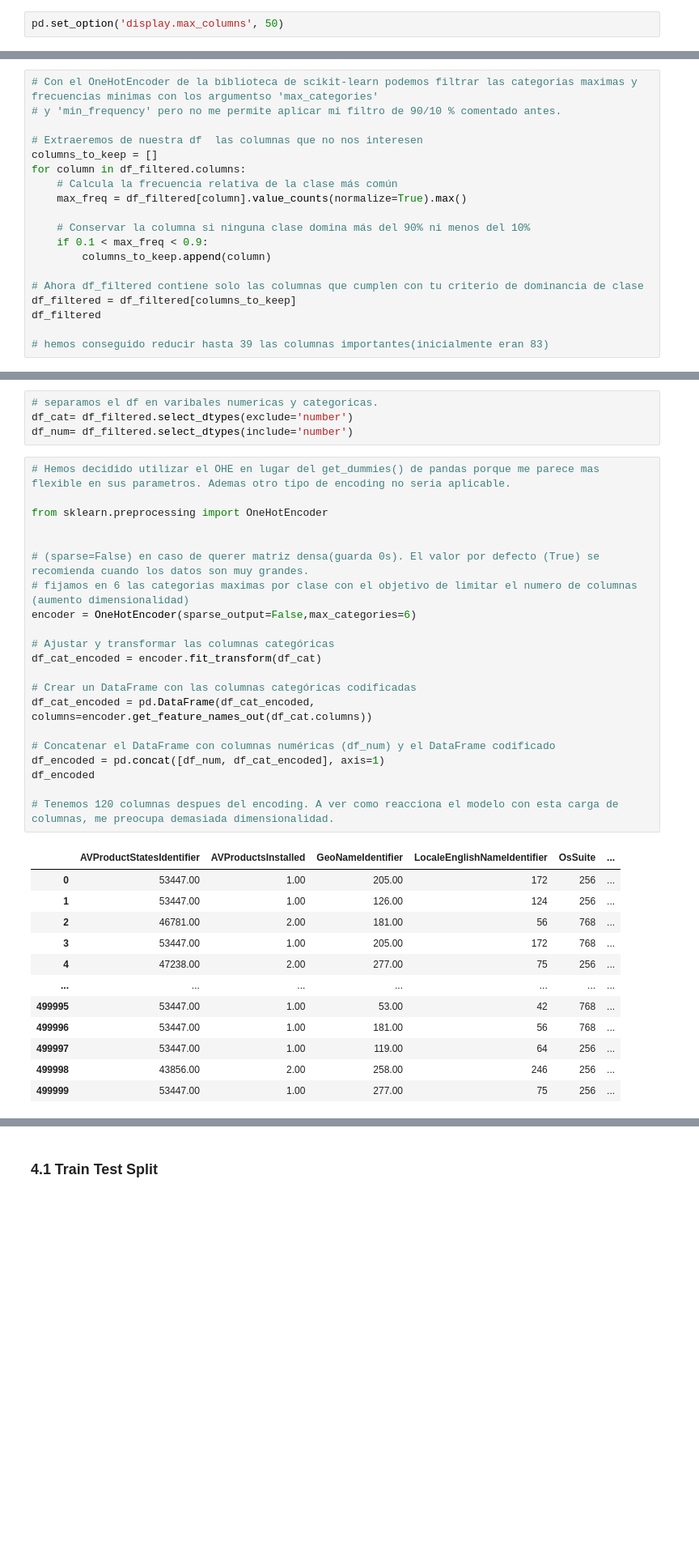
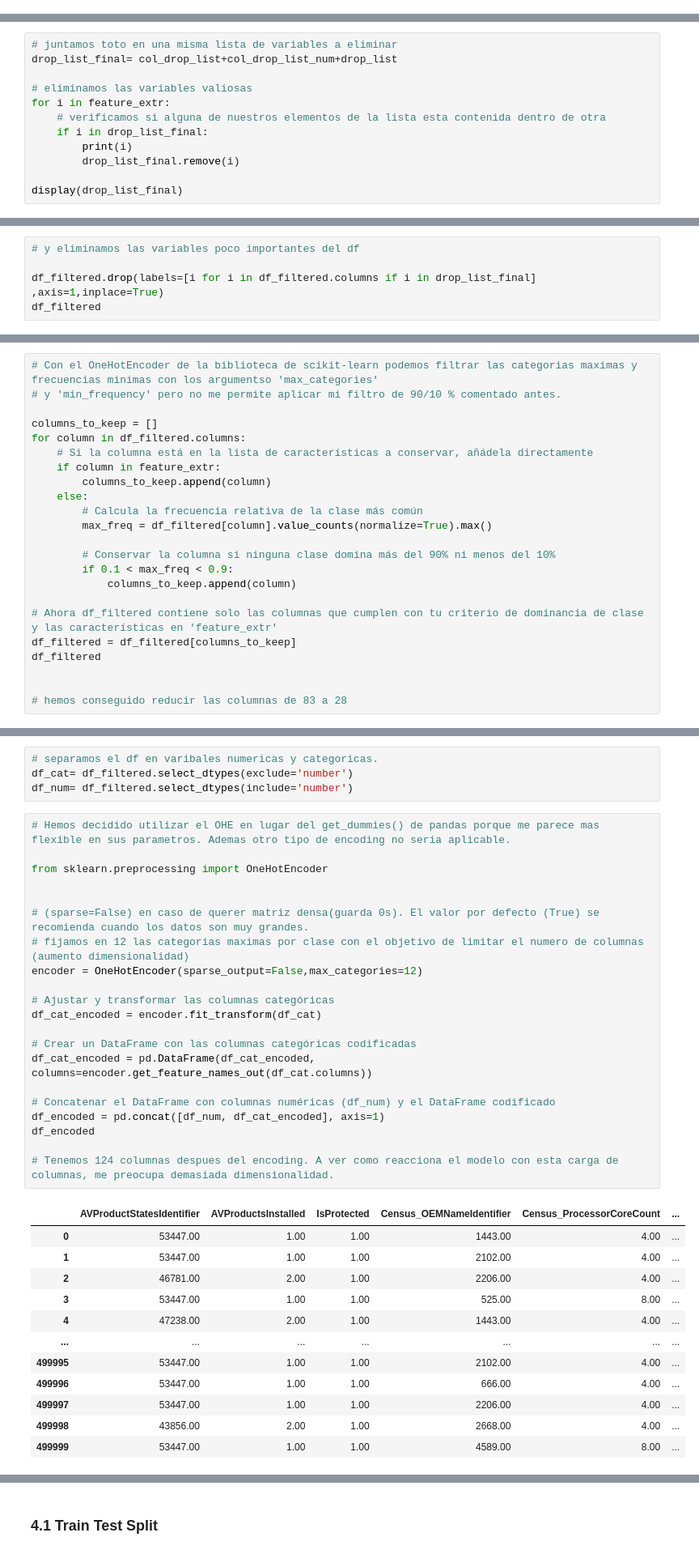
Before and after one commit to alejosilvestre/Portfolio, a Jupyter notebook: machine_learning_classification/porfolio_Machine_Learning_Malware_Prediction_classifier.ipynb, the cells around one changed output, grey strips where cells are left out. Shown at 81% size. Cells and saved outputs as stored; diff of their text form; blank space fills up the shorter version.

```diff
--- a/machine_learning_classification/porfolio_Machine_Learning_Malware_Prediction_classifier.ipynb
+++ b/machine_learning_classification/porfolio_Machine_Learning_Malware_Prediction_classifier.ipynb
@@ -977,2 +1023,0 @@ phi_corr_targ.to_csv('phi_corr_targ.csv')
-# %%
-pd.set_option('display.max_columns', 50)
@@ -1161,0 +1161,12 @@ df_perc_class_num.sort_values(by='Clase_1',ascending=False)
+# %%
+# juntamos toto en una misma lista de variables a eliminar
+drop_list_final= col_drop_list+col_drop_list_num+drop_list
+
+# eliminamos las variables valiosas
+for i in feature_extr:
+    # verificamos si alguna de nuestros elementos de la lista esta contenida dentro de otra
+    if i in drop_list_final:
+        print(i)
+        drop_list_final.remove(i)
+
+display(drop_list_final)
@@ -1161,0 +1196,5 @@ df_perc_class_num.sort_values(by='Clase_1',ascending=False)
+# %%
+# y eliminamos las variables poco importantes del df
+
+df_filtered.drop(labels=[i for i in df_filtered.columns if i in drop_list_final] ,axis=1,inplace=True)
+df_filtered
@@ -1163,19 +1219,23 @@ df_perc_class_num.sort_values(by='Clase_1',ascending=False)
 # Con el OneHotEncoder de la biblioteca de scikit-learn podemos filtrar las categorias maximas y frecuencias minimas con los argumentso 'max_categories'
 # y 'min_frequency' pero no me permite aplicar mi filtro de 90/10 % comentado antes.
 
-# Extraeremos de nuestra df  las columnas que no nos interesen
 columns_to_keep = []
 for column in df_filtered.columns:
-    # Calcula la frecuencia relativa de la clase más común
-    max_freq = df_filtered[column].value_counts(normalize=True).max()
+    # Si la columna está en la lista de características a conservar, añádela directamente
+    if column in feature_extr:
+        columns_to_keep.append(column)
+    else:
+        # Calcula la frecuencia relativa de la clase más común
+        max_freq = df_filtered[column].value_counts(normalize=True).max()
 
-    # Conservar la columna si ninguna clase domina más del 90% ni menos del 10%
-    if 0.1 < max_freq < 0.9:
-        columns_to_keep.append(column)
+        # Conservar la columna si ninguna clase domina más del 90% ni menos del 10%
+        if 0.1 < max_freq < 0.9:
+            columns_to_keep.append(column)
 
-# Ahora df_filtered contiene solo las columnas que cumplen con tu criterio de dominancia de clase
+# Ahora df_filtered contiene solo las columnas que cumplen con tu criterio de dominancia de clase y las características en 'feature_extr'
 df_filtered = df_filtered[columns_to_keep]
 df_filtered
 
-# hemos conseguido reducir hasta 39 las columnas importantes(inicialmente eran 83)
+
+# hemos conseguido reducir las columnas de 83 a 28
 # %% [output]
@@ -1203,34 +1268,34 @@ df_num= df_filtered.select_dtypes(include='number')
 # %%
 # Hemos decidido utilizar el OHE en lugar del get_dummies() de pandas porque me parece mas flexible en sus parametros. Ademas otro tipo de encoding no seria aplicable.
 
 from sklearn.preprocessing import OneHotEncoder
 
 
 # (sparse=False) en caso de querer matriz densa(guarda 0s). El valor por defecto (True) se recomienda cuando los datos son muy grandes.
-# fijamos en 6 las categorias maximas por clase con el objetivo de limitar el numero de columnas (aumento dimensionalidad)
-encoder = OneHotEncoder(sparse_output=False,max_categories=6)
+# fijamos en 12 las categorias maximas por clase con el objetivo de limitar el numero de columnas (aumento dimensionalidad)
+encoder = OneHotEncoder(sparse_output=False,max_categories=12)
 
 # Ajustar y transformar las columnas categóricas
 df_cat_encoded = encoder.fit_transform(df_cat)
 
 # Crear un DataFrame con las columnas categóricas codificadas
 df_cat_encoded = pd.DataFrame(df_cat_encoded, columns=encoder.get_feature_names_out(df_cat.columns))
 
 # Concatenar el DataFrame con columnas numéricas (df_num) y el DataFrame codificado
 df_encoded = pd.concat([df_num, df_cat_encoded], axis=1)
 df_encoded
 
-# Tenemos 120 columnas despues del encoding. A ver como reacciona el modelo con esta carga de columnas, me preocupa demasiada dimensionalidad.
+# Tenemos 124 columnas despues del encoding. A ver como reacciona el modelo con esta carga de columnas, me preocupa demasiada dimensionalidad.
 # %% [output]
-|  | AVProductStatesIdentifier | AVProductsInstalled | GeoNameIdentifier | LocaleEnglishNameIdentifier | OsSuite | ... |
-| 0 | 53447.00 | 1.00 | 205.00 | 172 | 256 | ... |
-| 1 | 53447.00 | 1.00 | 126.00 | 124 | 256 | ... |
-| 2 | 46781.00 | 2.00 | 181.00 | 56 | 768 | ... |
-| 3 | 53447.00 | 1.00 | 205.00 | 172 | 768 | ... |
-| 4 | 47238.00 | 2.00 | 277.00 | 75 | 256 | ... |
+|  | AVProductStatesIdentifier | AVProductsInstalled | IsProtected | Census_OEMNameIdentifier | Census_ProcessorCoreCount | ... |
+| 0 | 53447.00 | 1.00 | 1.00 | 1443.00 | 4.00 | ... |
+| 1 | 53447.00 | 1.00 | 1.00 | 2102.00 | 4.00 | ... |
+| 2 | 46781.00 | 2.00 | 1.00 | 2206.00 | 4.00 | ... |
+| 3 | 53447.00 | 1.00 | 1.00 | 525.00 | 8.00 | ... |
+| 4 | 47238.00 | 2.00 | 1.00 | 1443.00 | 4.00 | ... |
 | ... | ... | ... | ... | ... | ... | ... |
-| 499995 | 53447.00 | 1.00 | 53.00 | 42 | 768 | ... |
-| 499996 | 53447.00 | 1.00 | 181.00 | 56 | 768 | ... |
-| 499997 | 53447.00 | 1.00 | 119.00 | 64 | 256 | ... |
-| 499998 | 43856.00 | 2.00 | 258.00 | 246 | 256 | ... |
-| 499999 | 53447.00 | 1.00 | 277.00 | 75 | 256 | ... |
+| 499995 | 53447.00 | 1.00 | 1.00 | 2102.00 | 4.00 | ... |
+| 499996 | 53447.00 | 1.00 | 1.00 | 666.00 | 4.00 | ... |
+| 499997 | 53447.00 | 1.00 | 1.00 | 2206.00 | 4.00 | ... |
+| 499998 | 43856.00 | 2.00 | 1.00 | 2668.00 | 4.00 | ... |
+| 499999 | 53447.00 | 1.00 | 1.00 | 4589.00 | 8.00 | ... |
```
Also changed, not shown: parts of 113 cells of this notebook, 5 other files.
